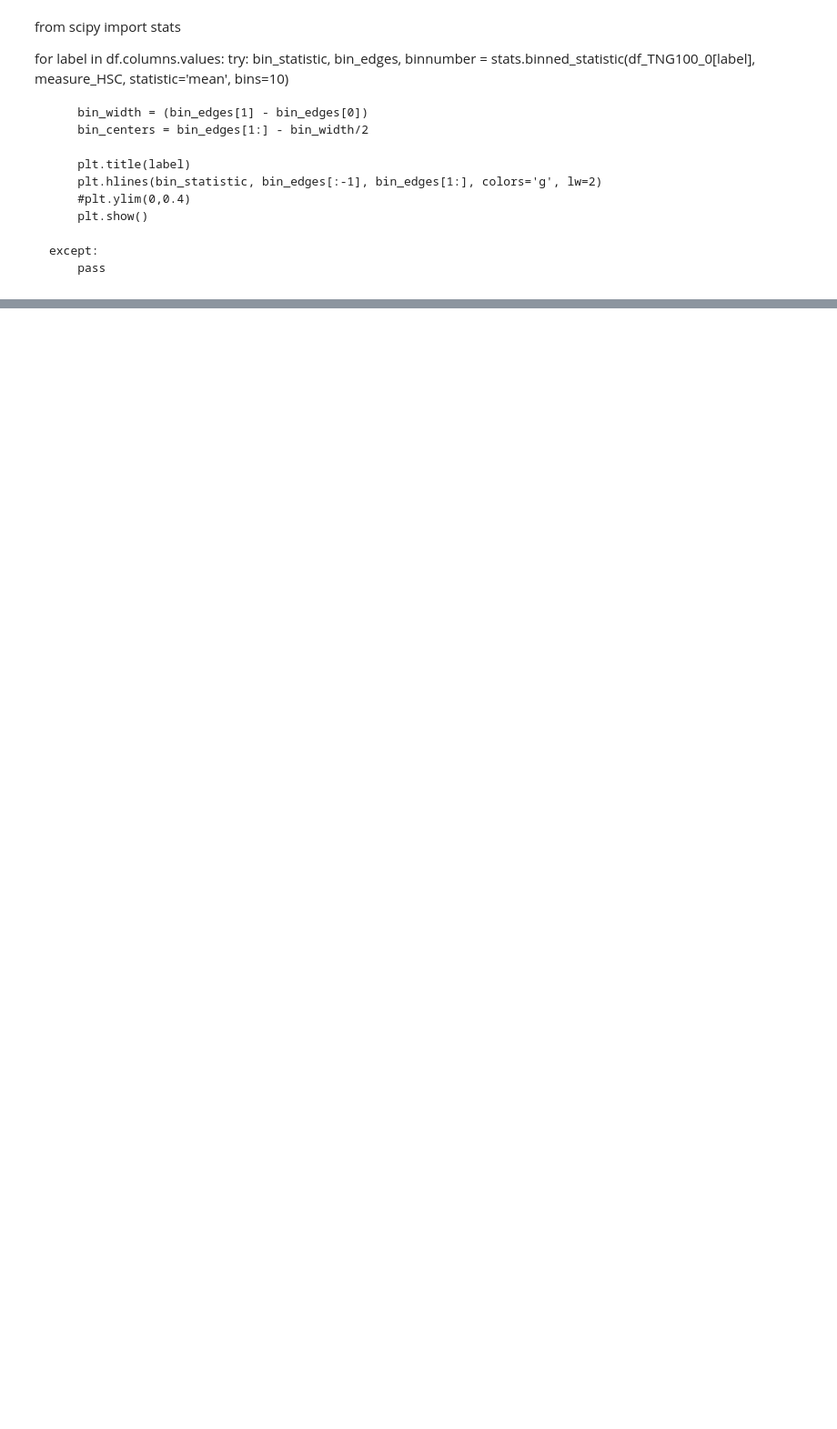
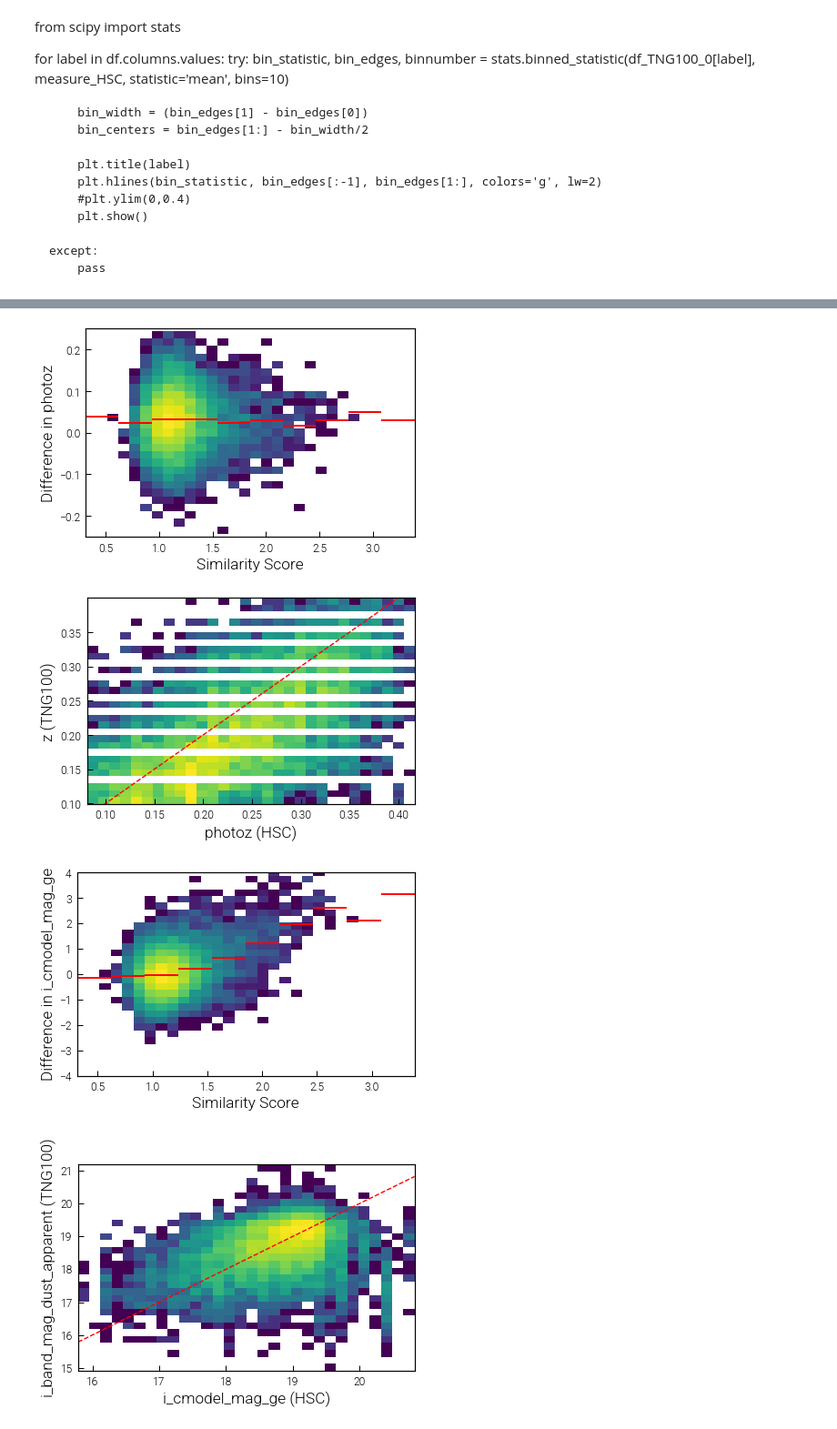
Before and after one commit to milchada/icm-clr, a Jupyter notebook: scripts/postprocessing/compare_distributions.ipynb, the cells around one changed output, grey strips where cells are left out. Shown at 91% size. Saved outputs shown, nothing was run; the diff lists cells and outputs as text; code cells hidden in the pictures; blank space fills up the shorter version.

```diff
--- a/scripts/postprocessing/compare_distributions.ipynb
+++ b/scripts/postprocessing/compare_distributions.ipynb
@@ -279,0 +271,42 @@ plt.show()
+# %%
+mndd = dt.MeanNormalizedNeighborDistance(rep_TNG100_0, n_neighbor=8, p=1)
+measure = mndd.get_normalized_neighbor_distances(rep_HSC_0)
+
+from scipy.spatial import cKDTree
+tree = cKDTree(rep_HSC_0, compact_nodes=False, balanced_tree=False)
+distance, indexes = tree.query(rep_TNG100_0, k=[1], p=1)
+indexes = indexes[:,0]
+# %%
+HSC_labels = ['photoz', 'i_cmodel_mag_ge', 'petro_90_light']
+TNG_labels = ['z', 'i_band_mag_dust_apparent', 'petro_90_light']
+limits = [0.25, 4, 30]
+
+for hl, tl, lim in zip(HSC_labels, TNG_labels, limits):
+
+    diff = df_HSC_0.iloc[indexes][hl].to_numpy() - df_TNG100_0[tl].to_numpy()
+    plt.hist2d(measure, diff, norm=mpl.colors.LogNorm(), bins=30, cmin=2)
+    #plt.scatter(measure, diff, s = 2)
+
+    bin_statistic, bin_edges, binnumber = stats.binned_statistic(measure, diff, statistic='mean', bins=10)
+    bin_width = (bin_edges[1] - bin_edges[0])
+    bin_centers = bin_edges[1:] - bin_width/2
+
+    plt.hlines(bin_statistic, bin_edges[:-1], bin_edges[1:], colors='r', lw=2)
+    plt.xlabel('Similarity Score')
+    plt.ylabel('Difference in ' + hl)
+    plt.ylim(-lim, lim)
+
+    plt.show()
+
+    plt.hist2d(df_HSC_0.iloc[indexes][hl].to_numpy(), df_TNG100_0[tl].to_numpy(), norm=mpl.colors.LogNorm(), bins=30)
+    min_h = np.min(df_HSC_0.iloc[indexes][hl].to_numpy())
+    max_h = np.max(df_HSC_0.iloc[indexes][hl].to_numpy())
+    plt.plot([min_h, max_h],[min_h, max_h], 'r--')
+    plt.xlabel(hl + ' (HSC)')
+    plt.ylabel(tl + ' (TNG100)')
+    plt.show()
+# %% [output]
+[figure, added]
+[figure, added]
+[figure, added]
+[figure, added]
```
Also changed, not shown: parts of 10 cells of this notebook.
